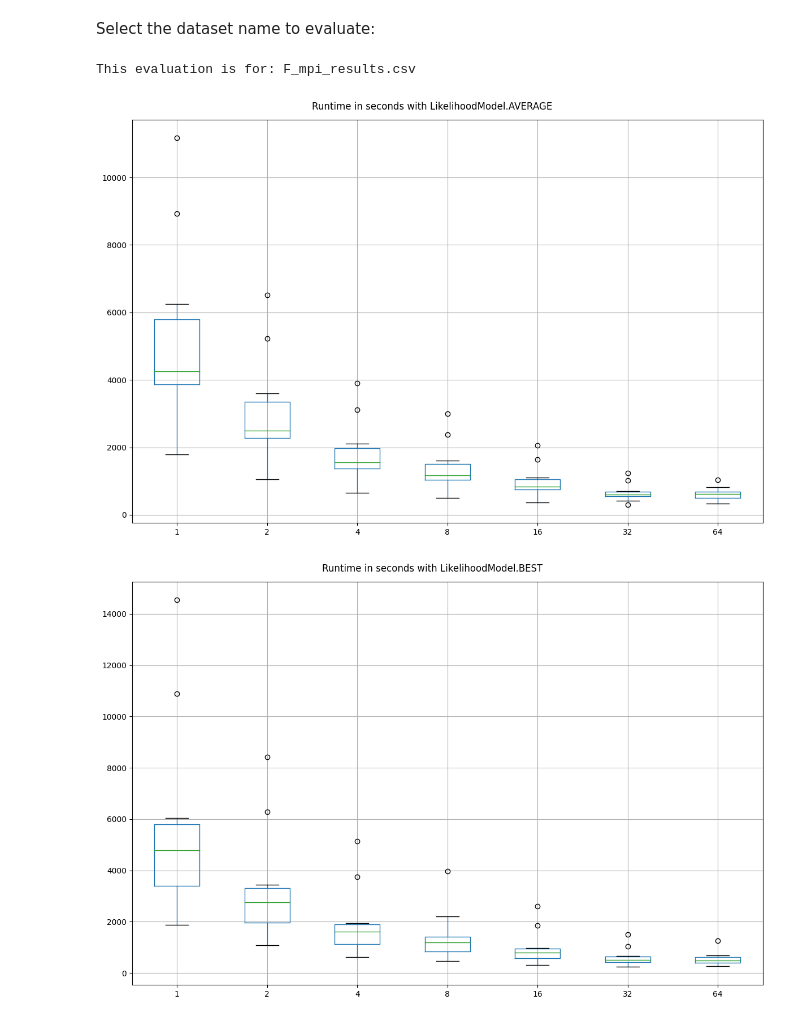
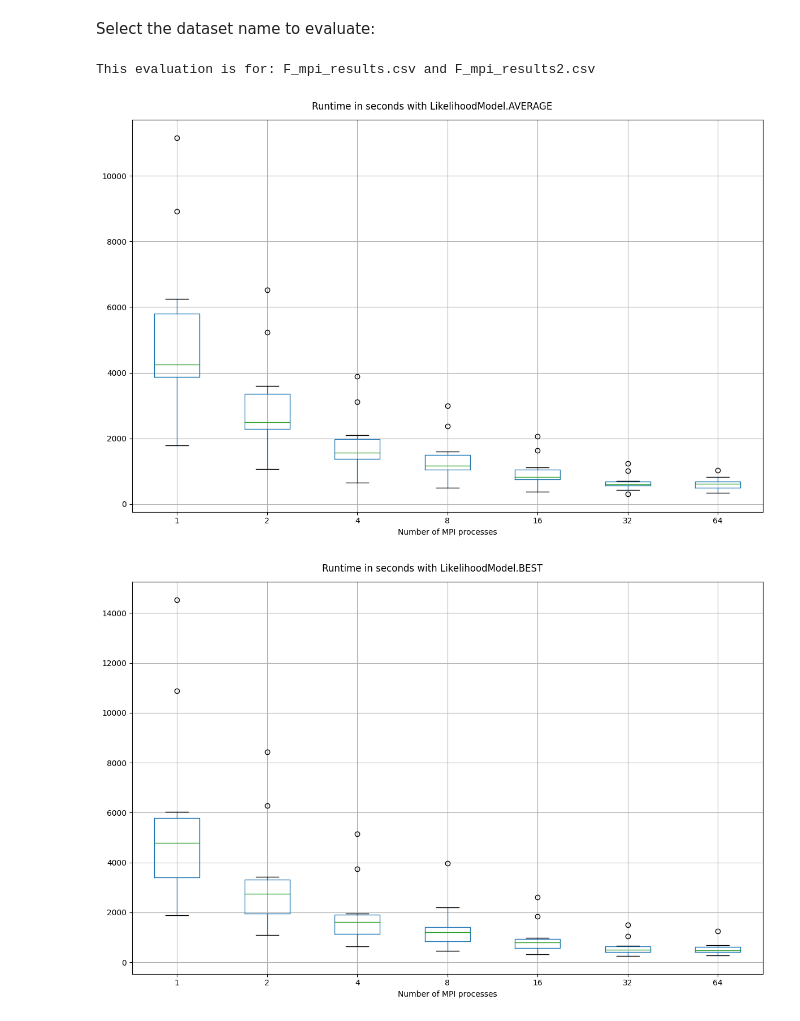
Before and after one commit to lutteropp/NetRAX, a Jupyter notebook: experiments/evaluation_for_paper/report_notebook_f.ipynb, the cells around one changed output. Saved outputs shown, nothing was run; the diff lists cells and outputs as text; code cells hidden in the pictures.

```diff
--- a/experiments/evaluation_for_paper/report_notebook_f.ipynb
+++ b/experiments/evaluation_for_paper/report_notebook_f.ipynb
@@ -9,31 +9,35 @@ plt.rcParams['figure.dpi'] = 100 # 200 e.g. is really fine, but slower
 Select the dataset name to evaluate:
 # %%
 result_files = [
-    "F_mpi_results.csv"
+    "F_mpi_results.csv",
+    "F_mpi_results2.csv"
 ]
-#indices go from 0 to 0
+#indices go from 0 to 1
 
 filename = result_files[0]
+filename2 = result_files[1]
 # %%
-print("This evaluation is for: " + filename)
+print("This evaluation is for: " + filename + " and " + filename2)
 # %% [output]
-This evaluation is for: F_mpi_results.csv
+This evaluation is for: F_mpi_results.csv and F_mpi_results2.csv
-# %%
-df = pd.read_csv("result_files/"+filename)
-
-df_average = df.query('likelihood_model == "AVERAGE"')
-df_best = df.query('likelihood_model == "BEST"')
-
-df_average.boxplot(column=['1', '2', '4', '8', '16', '32', '64'])
-plt.suptitle("Runtime in seconds with LikelihoodModel.AVERAGE")
-plt.tight_layout()
-plt.savefig('F_mpi_runtime_average.png')
-plt.show()
-plt.suptitle("Runtime in seconds with LikelihoodModel.BEST")
-df_best.boxplot(column=['1', '2', '4', '8', '16', '32', '64'])
-plt.tight_layout()
-plt.savefig('F_mpi_runtime_best.png')
-plt.show()
-# %% [output]
-[figure, removed]
-[figure, removed]
+# %%
+df = pd.read_csv("result_files/"+filename)
+
+df_average = df.query('likelihood_model == "AVERAGE"')
+df_best = df.query('likelihood_model == "BEST"')
+
+df_average.boxplot(column=['1', '2', '4', '8', '16', '32', '64'])
+plt.suptitle("Runtime in seconds with LikelihoodModel.AVERAGE")
+plt.xlabel("Number of MPI processes")
+plt.tight_layout()
+plt.savefig('F_mpi_runtime_average.png')
+plt.show()
+plt.suptitle("Runtime in seconds with LikelihoodModel.BEST")
+df_best.boxplot(column=['1', '2', '4', '8', '16', '32', '64'])
+plt.xlabel("Number of MPI processes")
+plt.tight_layout()
+plt.savefig('F_mpi_runtime_best.png')
+plt.show()
+# %% [output]
+[figure, added]
+[figure, added]
```
Also changed, not shown: parts of 1 cell of this notebook.
